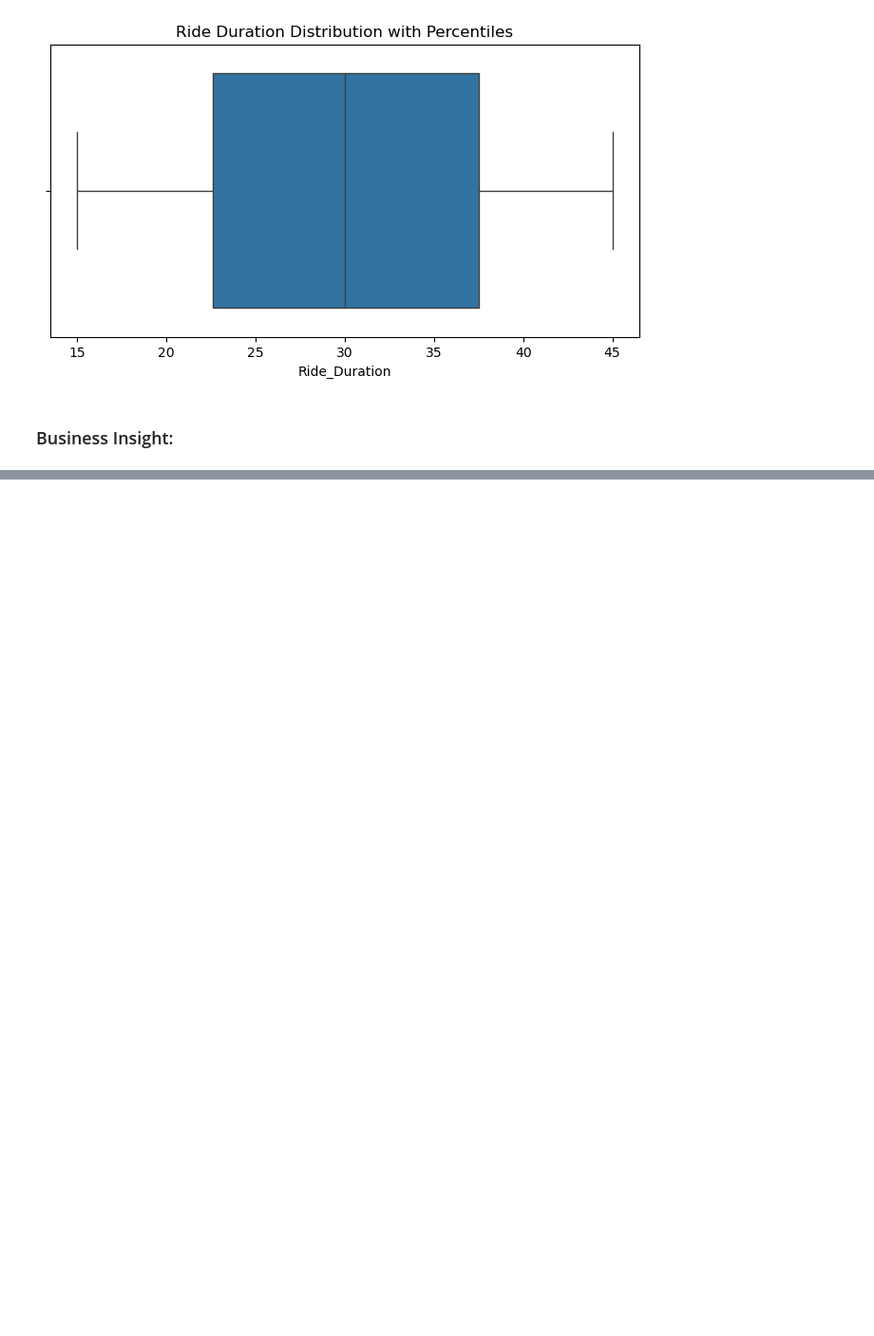
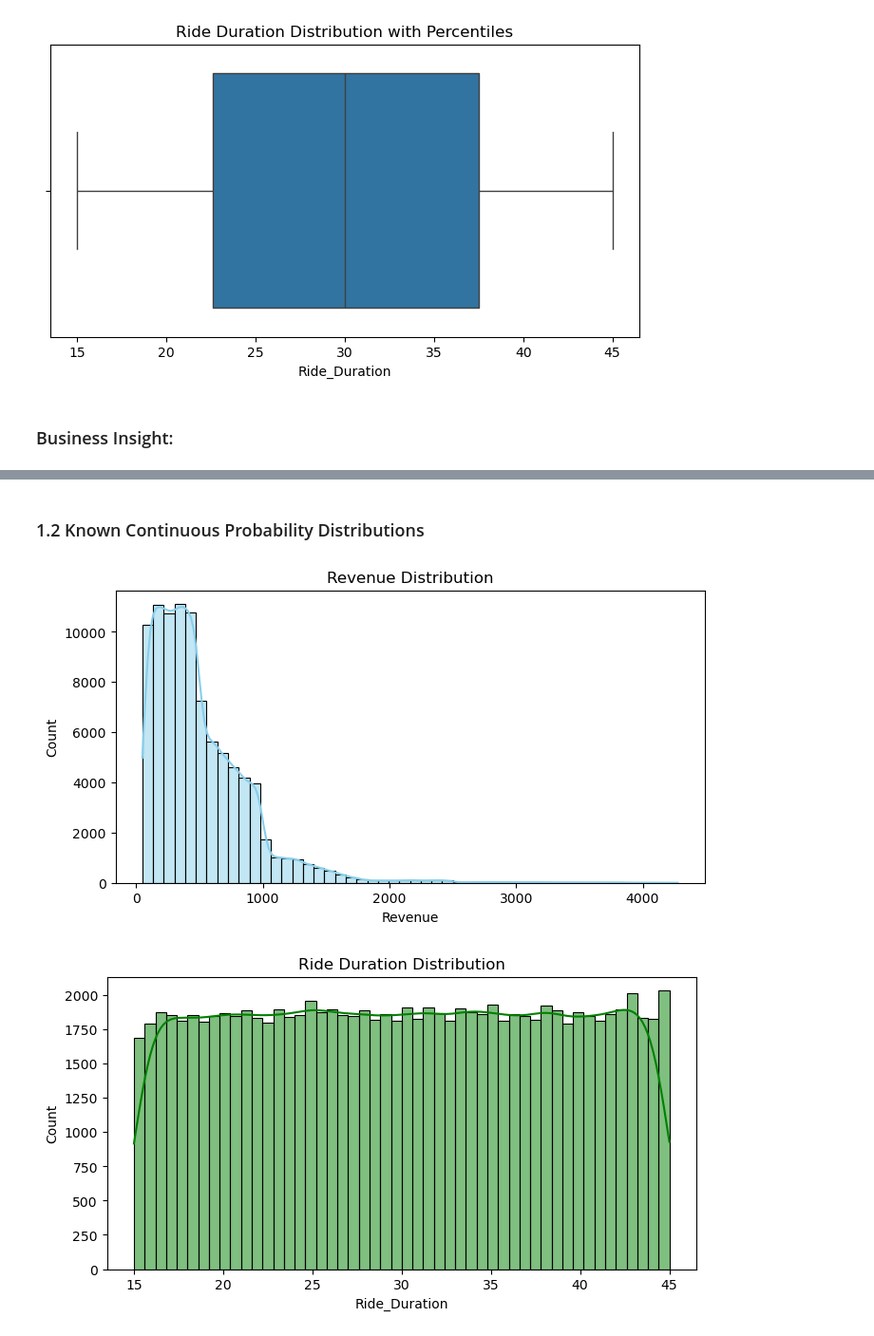
Before and after one commit to thejjeanjjorge/Portfolio, a Jupyter notebook: notebooks/uber/uber.ipynb, the cells around one changed output, grey strips where cells are left out. Shown at 95% size. Drawn from its saved outputs; the diff is of its cells as text; code cells hidden in the pictures; blank space fills up the shorter version.

```diff
--- a/notebooks/uber/uber.ipynb
+++ b/notebooks/uber/uber.ipynb
@@ -199,0 +207,19 @@ Percentile Summary
+# %% [markdown]
+### 1.2 Known Continuous Probability Distributions
+# %%
+import seaborn as sns
+import matplotlib.pyplot as plt
+
+# Revenue
+plt.figure(figsize=(8,4))
+sns.histplot(df_analysis['Revenue'], bins=50, kde=True, color="skyblue")
+plt.title("Revenue Distribution")
+plt.show()
+
+plt.figure(figsize=(8,4))
+sns.histplot(df_analysis['Ride_Duration'], bins=50, kde=True, color="green")
+plt.title("Ride Duration Distribution")
+plt.show()
+# %% [output]
+[figure, added]
+[figure, added]
```
Also changed, not shown: parts of 2 cells of this notebook, 1 other file.
